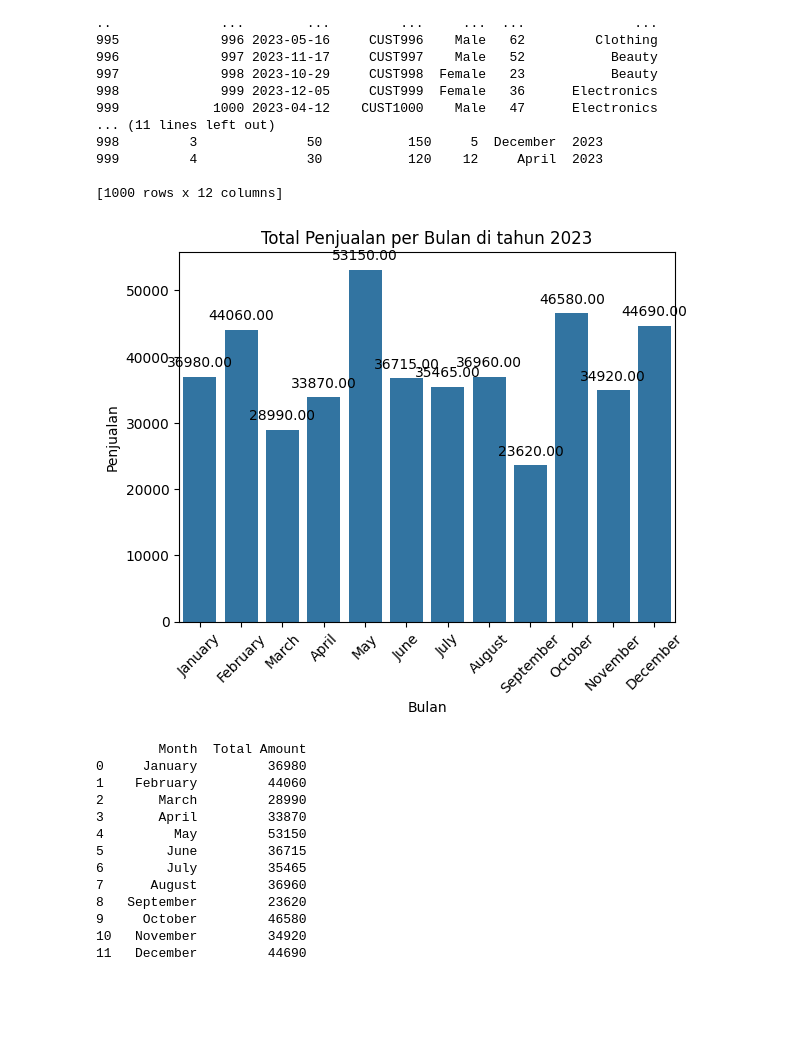
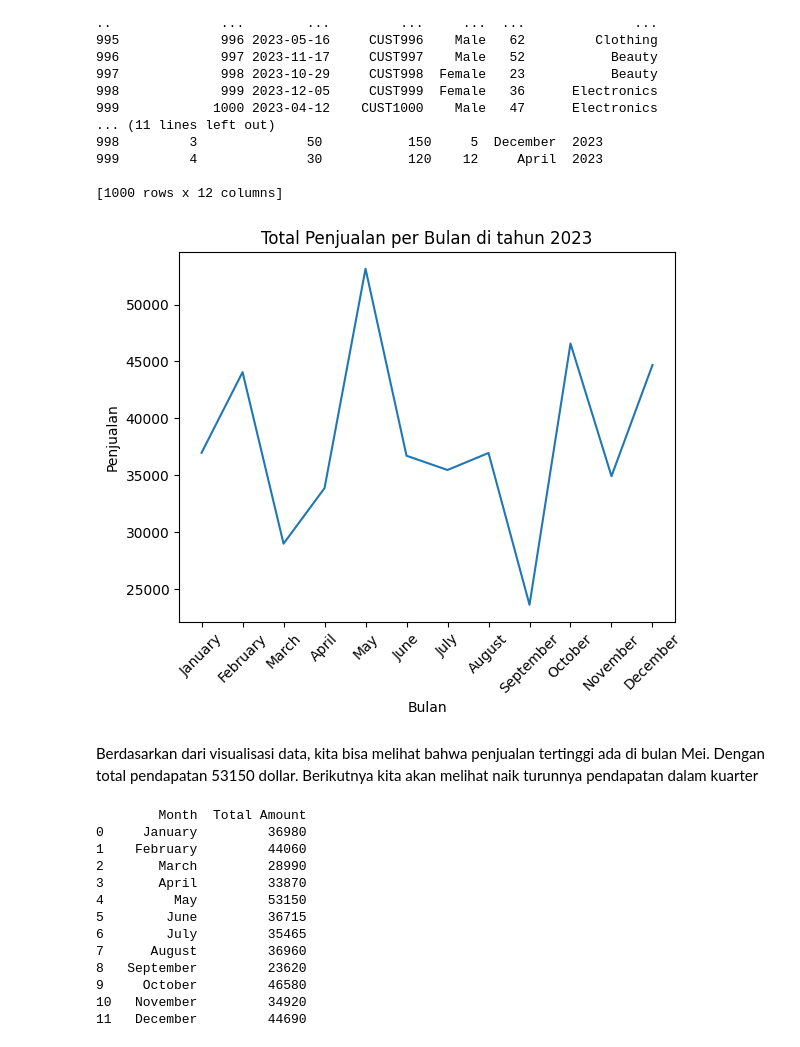
Before and after one commit to KresnaFajri/RetailSales, a Jupyter notebook: retailsales.ipynb, the cells around one changed output. Saved outputs shown, nothing was run; the diff lists cells and outputs as text; code cells hidden in the pictures; blank space fills up the shorter version.

```diff
--- a/retailsales.ipynb
+++ b/retailsales.ipynb
@@ -183,25 +183,27 @@ print(df)
 # %%
 #Visualisasikan penjualan
 month_order = ['January','February','March', 'April', 'May', 'June','July','August','September', 'October','November','December']
 
 sales_by_month = df.groupby('Month')['Total Amount'].sum().reindex(month_order)
 
-ax = sns.barplot(x = sales_by_month.index,y = sales_by_month.values)
-for p in ax.patches:
-    ax.annotate(format(p.get_height(), '.2f'),
-    (p.get_x() + p.get_width() / 2, p.get_height()),
-    ha = 'center',
-    va = 'center',
-    xytext = (0,10),
-    textcoords = 'offset points')
+ax = sns.lineplot( x = sales_by_month.index,y = sales_by_month.values,legend="full")
+#for p in ax.patches:
+    #ax.annotate(format(p.get_height(), '.2f'),
+    #(p.get_x() + p.get_width() / 2, p.get_height()),
+    #ha = 'center',
+    #va = 'center',
+    #xytext = (0,10),
+    #textcoords = 'offset points')
 
 plt.xlabel('Bulan')
 plt.xticks(rotation=45)
 plt.ylabel('Penjualan')
 plt.title('Total Penjualan per Bulan di tahun 2023')
 plt.show()
 # %% [output]
-[figure, old version]
+[figure, new version]
+# %% [markdown]
+Berdasarkan dari visualisasi data, kita bisa melihat bahwa penjualan tertinggi ada di bulan Mei. Dengan total pendapatan 53150 dollar. Berikutnya kita akan melihat naik turunnya pendapatan dalam kuarter
 # %%
 sales_df = sales_by_month.to_frame(name='Total Amount')
 sales_df = sales_df.reset_index()
```
Also changed, not shown: parts of 19 cells of this notebook.
